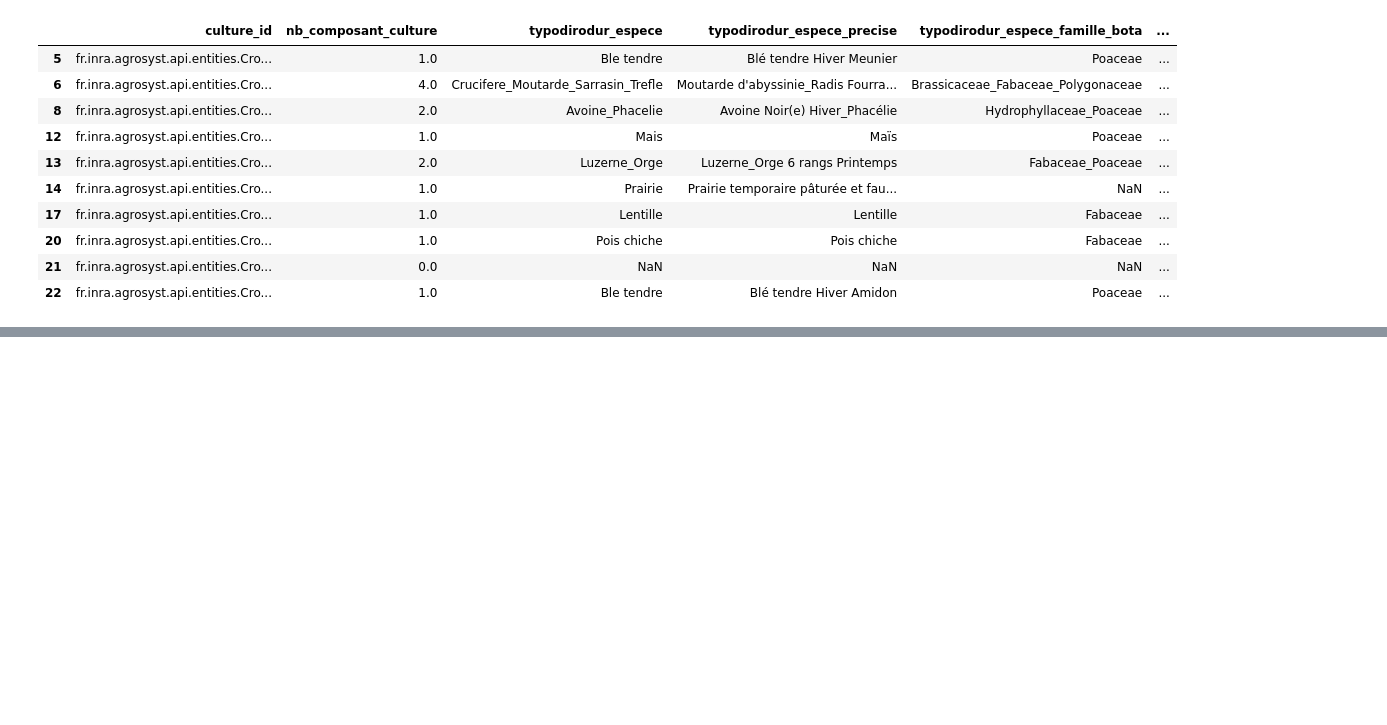
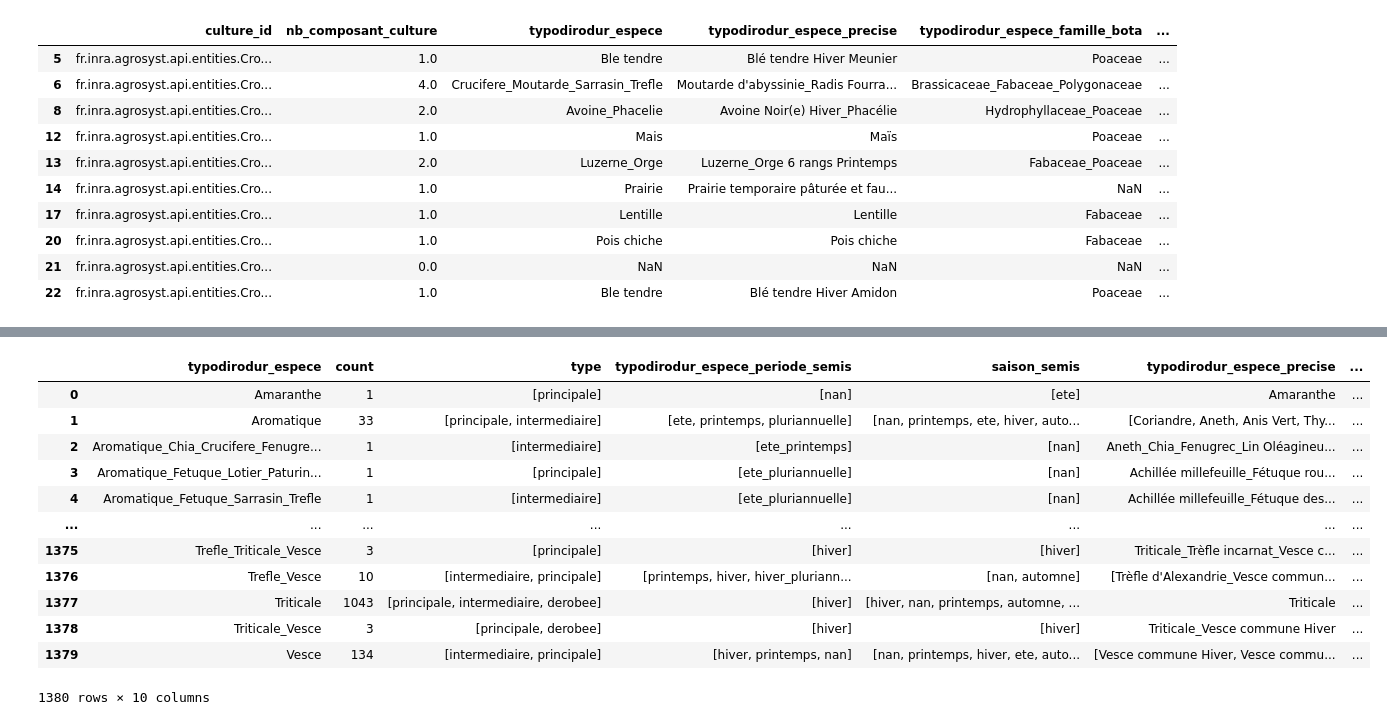
Before and after one commit to beren2/catalogue_script_agrosyst, a Jupyter notebook: 02_outils/scripts/3-bis thomas.ipynb, the cells around one changed output, grey strips where cells are left out. Drawn from its saved outputs; the diff is of its cells as text; code cells hidden in the pictures; blank space fills up the shorter version.

```diff
--- a/02_outils/scripts/3-bis thomas.ipynb
+++ b/02_outils/scripts/3-bis thomas.ipynb
@@ -385,0 +478,53 @@ df.value_counts('typodirodur_culture')
+# %%
+cols_t = [
+    'count',
+    'type',
+    'typodirodur_espece_periode_semis',
+    'saison_semis',
+    'typodirodur_espece_precise'
+]
+
+cols_m = [
+    'typodirodur_culture',
+    'culture_est_avec_compagne',
+    'culture_est_annuelle_asso',
+    'culture_est_prairie',
+]
+
+# Colonnes à agréger
+cols = list(cols_t + cols_m)
+
+def unique_sorted_scalar(series):
+    s = series.dropna()
+
+    if len(s) == 0:
+        return pd.NA
+
+    unique = s.value_counts().sort_values(ascending=False).index.to_list()
+
+    if len(unique) == 1:
+        return unique[0]
+
+    return unique
+
+result_agrege = (
+    result
+    .groupby('typodirodur_espece', dropna=False)
+    .agg({col: unique_sorted_scalar for col in cols if col in result.columns})
+    .reset_index()
+)
+result_agrege
+# %% [output]
+|  | typodirodur_espece | count | type | typodirodur_espece_periode_semis | saison_semis | typodirodur_espece_precise | ... |
+| 0 | Amaranthe | 1 | [principale] | [nan] | [ete] | Amaranthe | ... |
+| 1 | Aromatique | 33 | [principale, intermediaire] | [ete, printemps, pluriannuelle] | [nan, printemps, ete, hiver, auto... | [Coriandre, Aneth, Anis Vert, Thy... | ... |
+| 2 | Aromatique_Chia_Crucifere_Fenugre... | 1 | [intermediaire] | [ete_printemps] | [nan] | Aneth_Chia_Fenugrec_Lin Oléagineu... | ... |
+| 3 | Aromatique_Fetuque_Lotier_Paturin... | 1 | [principale] | [ete_pluriannuelle] | [nan] | Achillée millefeuille_Fétuque rou... | ... |
+| 4 | Aromatique_Fetuque_Sarrasin_Trefle | 1 | [intermediaire] | [ete_pluriannuelle] | [nan] | Achillée millefeuille_Fétuque des... | ... |
+| ... | ... | ... | ... | ... | ... | ... | ... |
+| 1375 | Trefle_Triticale_Vesce | 3 | [principale] | [hiver] | [hiver] | Triticale_Trèfle incarnat_Vesce c... | ... |
+| 1376 | Trefle_Vesce | 10 | [intermediaire, principale] | [printemps, hiver, hiver_pluriann... | [nan, automne] | [Trèfle d'Alexandrie_Vesce commun... | ... |
+| 1377 | Triticale | 1043 | [principale, intermediaire, derobee] | [hiver] | [hiver, nan, printemps, automne, ... | Triticale | ... |
+| 1378 | Triticale_Vesce | 3 | [principale, derobee] | [hiver] | [hiver] | Triticale_Vesce commune Hiver | ... |
+| 1379 | Vesce | 134 | [intermediaire, principale] | [hiver, printemps, nan] | [nan, printemps, hiver, ete, auto... | [Vesce commune Hiver, Vesce commu... | ... |
+1380 rows × 10 columns
```
Also changed, not shown: parts of 9 cells of this notebook, 16 other files.
